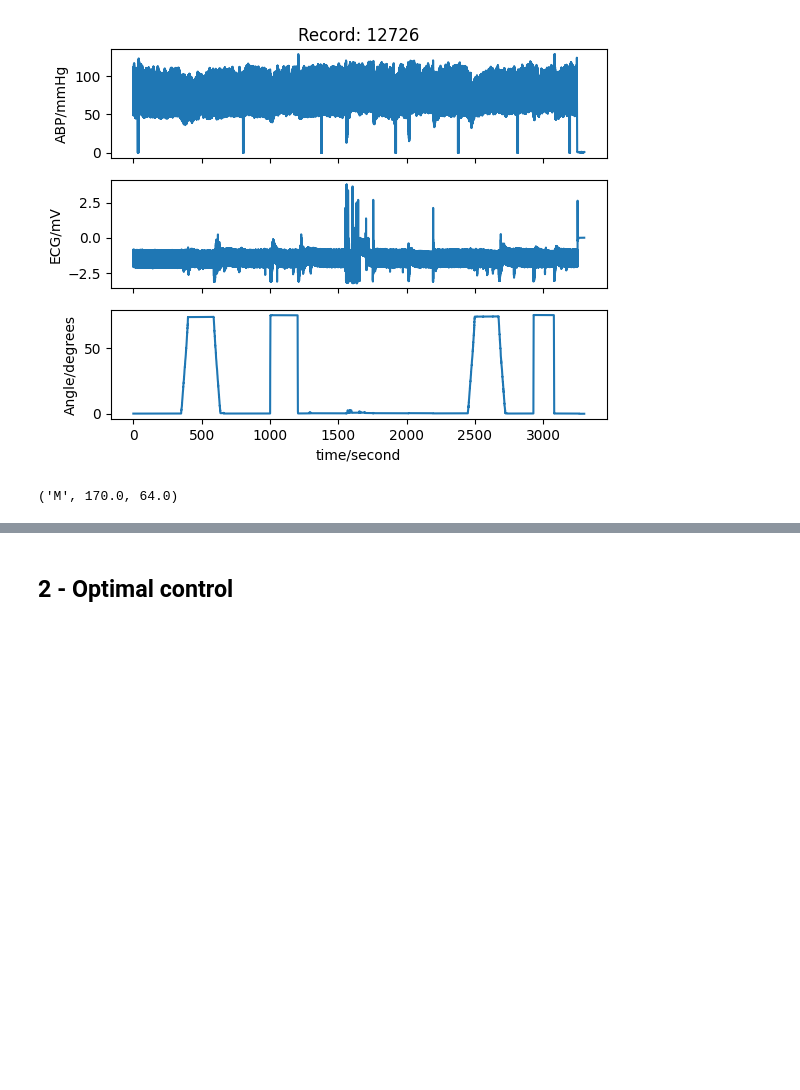
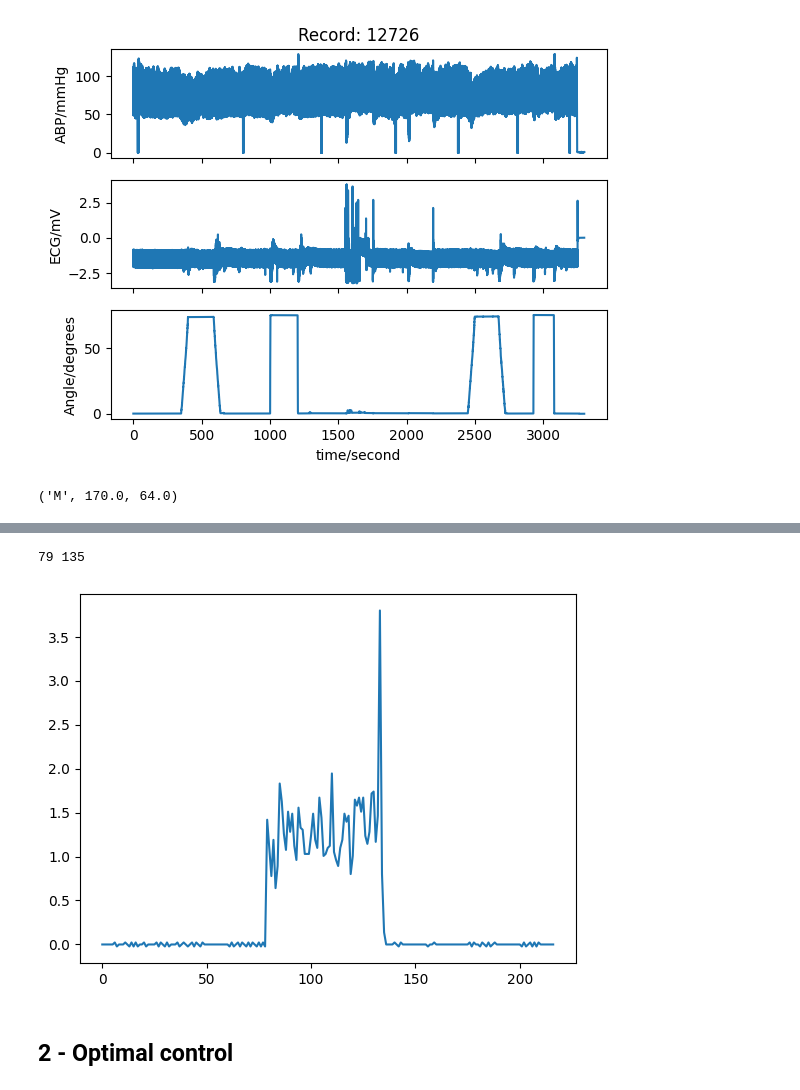
Before and after one commit to sabrinaliu/AA203-CV-OC, a Jupyter notebook: visualizeData.ipynb, the cells around one changed output, grey strips where cells are left out. Cells and saved outputs as stored; diff of their text form; code cells hidden in the pictures; blank space fills up the shorter version.

```diff
--- a/visualizeData.ipynb
+++ b/visualizeData.ipynb
@@ -98,2 +98,12 @@ plt.plot(RRs)
+# %%
+plt.plot(np.diff(tiltAngle[beatIdces]))
+tiltIdces = np.diff(tiltAngle[beatIdces]) > 0.1
+tiltStartIdx = np.where(tiltIdces)[0][0]
+tiltEndIdx = np.where(tiltIdces)[0][-1]
+
+print(tiltStartIdx, tiltEndIdx)
+# %% [output]
+79 135
+[figure, added]
 # %% [markdown]
 ## 2 - Optimal control
```
Also changed, not shown: parts of 9 cells of this notebook, 1 other file.
